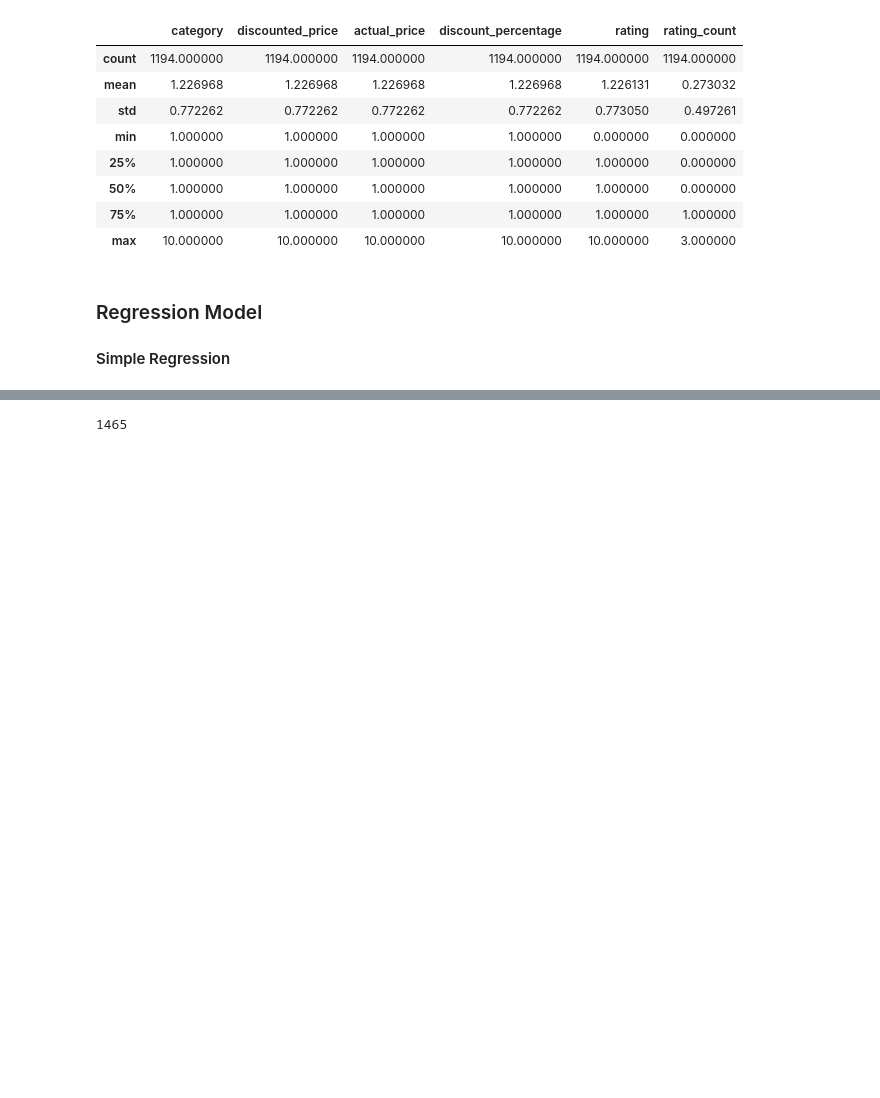
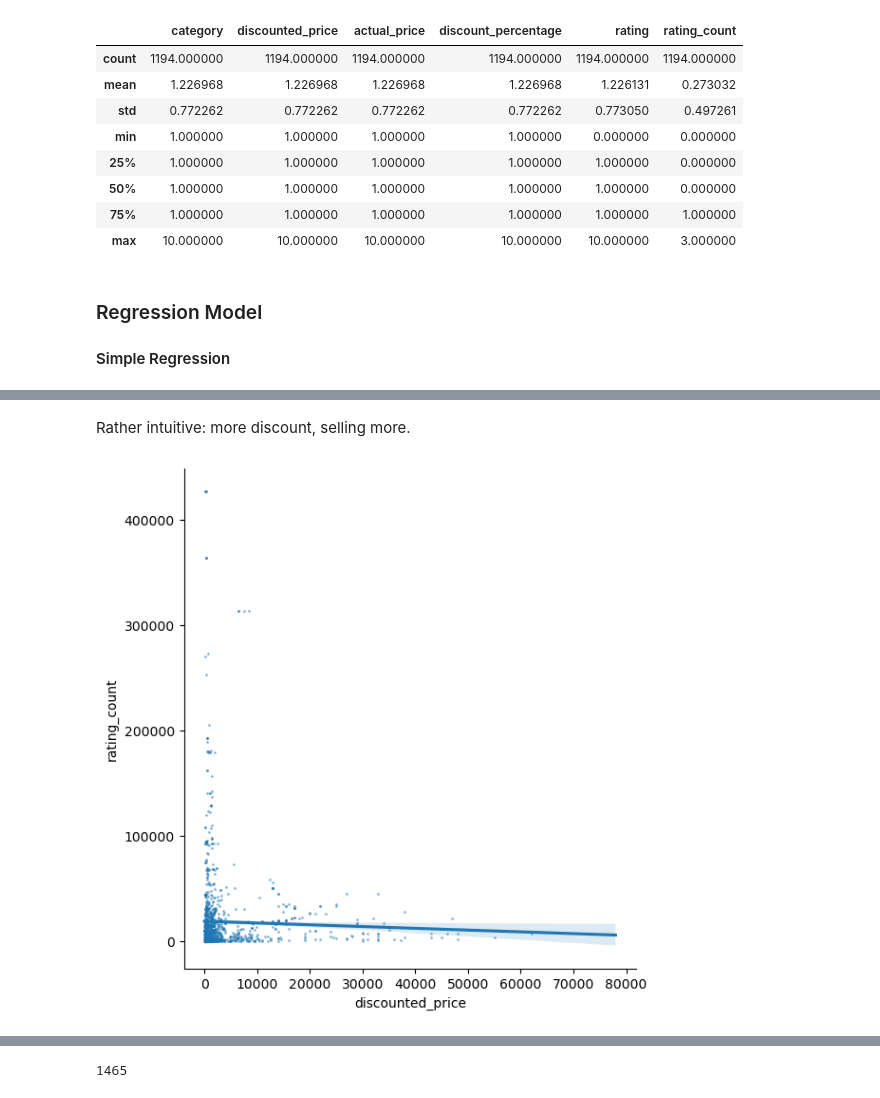
Before and after one commit to ciciliujx/Online-Products-and-Sales, a Jupyter notebook: Initial_step.ipynb, the cells around one changed output, grey strips where cells are left out. Cells and saved outputs as stored; diff of their text form; code cells hidden in the pictures; blank space fills up the shorter version.

```diff
--- a/Initial_step.ipynb
+++ b/Initial_step.ipynb
@@ -188,0 +171,9 @@ sns.lmplot(
+# %% [markdown]
+Rather intuitive: more discount, selling more.
+# %%
+sns.lmplot(
+    data=da, x="discounted_price", y="rating_count", height=6,
+    scatter_kws=dict(s=1.5, alpha=0.35)
+);
+# %% [output]
+[figure, added]
```
Also changed, not shown: parts of 25 cells of this notebook.
